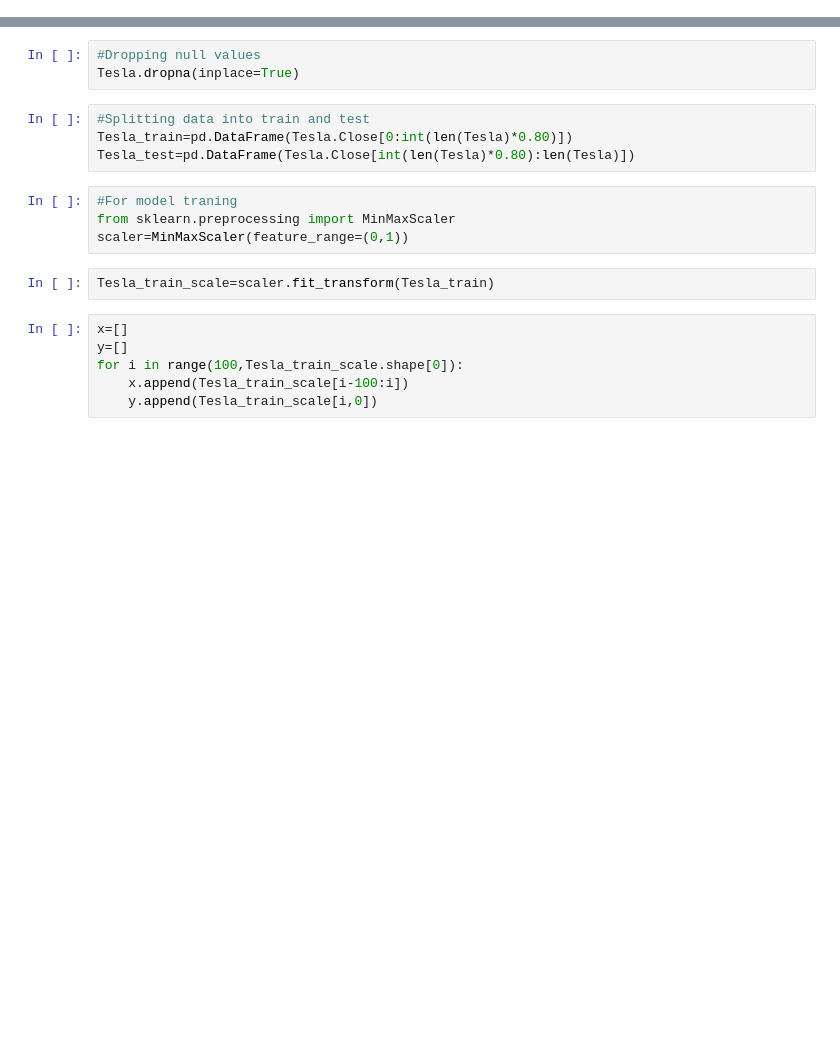
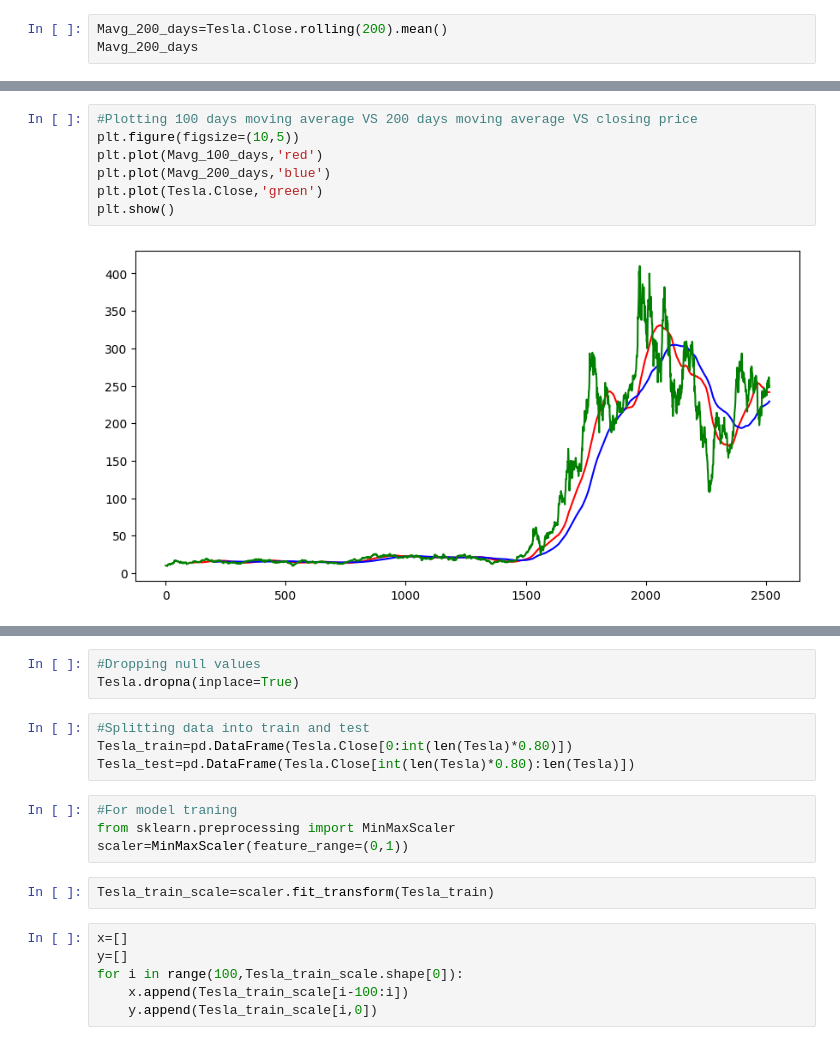
Before and after one commit to BibekGyanwali/Stock-Price, a Jupyter notebook: Stock.ipynb, the cells around one changed output, grey strips where cells are left out. Drawn from its saved outputs; the diff is of its cells as text; blank space fills up the shorter version.

```diff
--- a/Stock.ipynb
+++ b/Stock.ipynb
@@ -29,0 +74,3 @@ plt.show()
+# %%
+Mavg_200_days=Tesla.Close.rolling(200).mean()
+Mavg_200_days
@@ -29,0 +91,9 @@ plt.show()
+# %%
+#Plotting 100 days moving average VS 200 days moving average VS closing price
+plt.figure(figsize=(10,5))
+plt.plot(Mavg_100_days,'red')
+plt.plot(Mavg_200_days,'blue')
+plt.plot(Tesla.Close,'green')
+plt.show()
+# %% [output]
+[figure, added]
```
Also changed, not shown: parts of 14 cells of this notebook.
